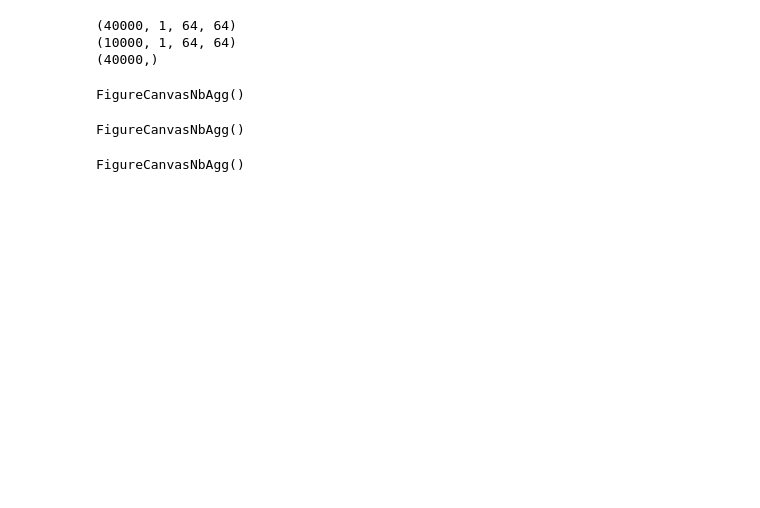
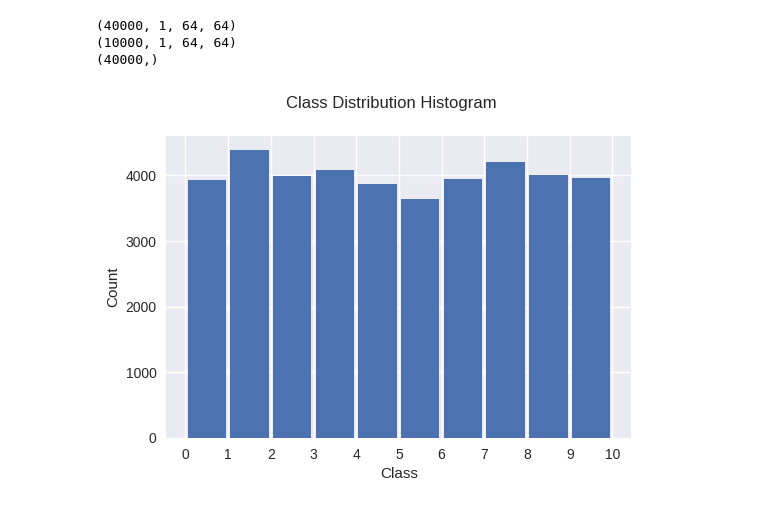
Before and after one commit to kahrabian/comp-551, a Jupyter notebook: mini-project-3/main.ipynb, the cells around one changed output. Drawn from its saved outputs; the diff is of its cells as text; code cells hidden in the pictures; blank space fills up the shorter version.

```diff
--- a/mini-project-3/main.ipynb
+++ b/mini-project-3/main.ipynb
@@ -17,2 +78,4 @@ from torchvision import models, transforms
+# %%
+plot_dpi = 100
 # %%
 warnings.simplefilter('ignore')
@@ -45,12 +94,12 @@ print(y_tr.shape)
 (10000, 1, 64, 64)
 (40000,)
 # %%
-plt.figure()
+plt.figure(dpi=plot_dpi)
 plt.suptitle('Class Distribution Histogram')
 plt.xlabel('Class')
 plt.ylabel('Count')
-plt.xticks(range(num_classes + 1))
-plt.hist(y_tr, bins=range(num_classes + 1), histtype='bar', rwidth=0.9)
+plt.xticks(range(11))
+plt.hist(y_tr, bins=range(11), histtype='bar', rwidth=0.9)
 plt.show()
 # %% [output]
-FigureCanvasNbAgg()
+[figure, added]
@@ -68,19 +181,16 @@ idx = np.random.randint(0, x_tr.shape[0], num_random_samples)
 # %%
-plt.figure()
-plt.suptitle('Random samples before thresholding')
-for i in range(num_random_samples[0]):
-    for j in range(num_random_samples[1]):
-        plt.subplot(num_random_samples[0], num_random_samples[1], i * num_random_samples[1] + j + 1)
-        plt.imshow(x_tr_org[idx[i, j]].squeeze().squeeze(), cmap='gray')
-plt.show()
+# plt.figure(dpi=plot_dpi)
+# plt.suptitle('Random samples before thresholding')
+# for i in range(num_random_samples[0]):
+#     for j in range(num_random_samples[1]):
+#         plt.subplot(num_random_samples[0], num_random_samples[1], i * num_random_samples[1] + j + 1)
+#         plt.imshow(x_tr_org[idx[i, j]].squeeze().squeeze(), cmap='gray')
+# plt.show()
 
-plt.figure()
-plt.suptitle('Random samples after thresholding')
-for i in range(num_random_samples[0]):
-    for j in range(num_random_samples[1]):
-        plt.subplot(num_random_samples[0], num_random_samples[1], i * num_random_samples[1] + j + 1)
-        plt.imshow(x_tr[idx[i, j]].squeeze().squeeze(), cmap='gray')
-plt.show()
+# plt.figure(dpi=plot_dpi)
+# plt.suptitle('Random samples after thresholding')
+# for i in range(num_random_samples[0]):
+#     for j in range(num_random_samples[1]):
+#         plt.subplot(num_random_samples[0], num_random_samples[1], i * num_random_samples[1] + j + 1)
+#         plt.imshow(x_tr[idx[i, j]].squeeze().squeeze(), cmap='gray')
+# plt.show()
-# %% [output]
-FigureCanvasNbAgg()
-FigureCanvasNbAgg()
```
Also changed, not shown: parts of 89 cells of this notebook, 2 other files.
